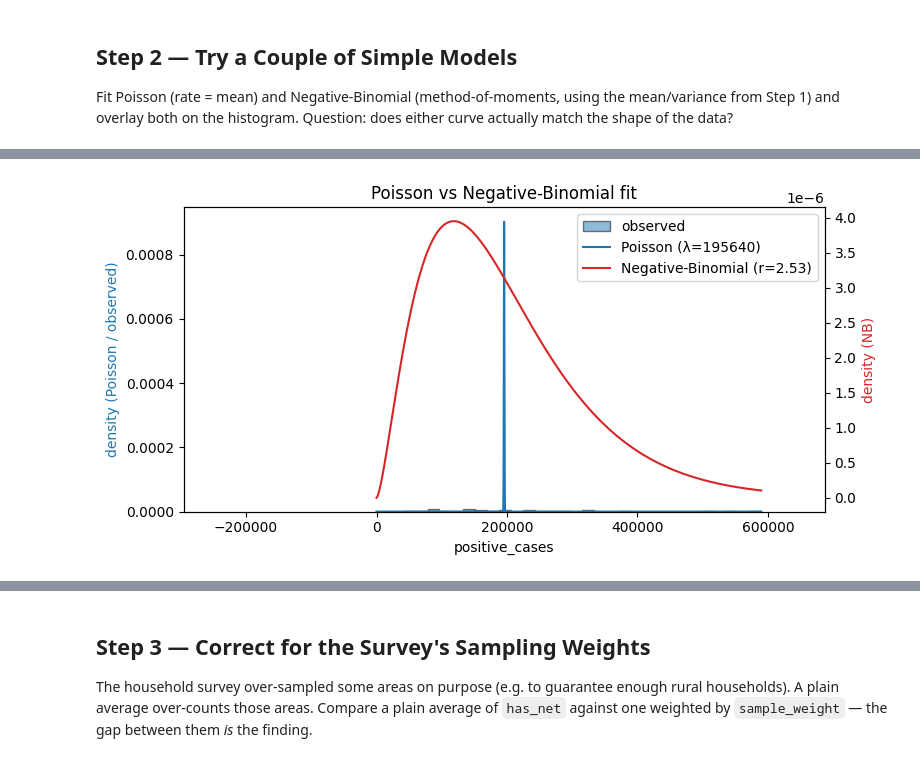
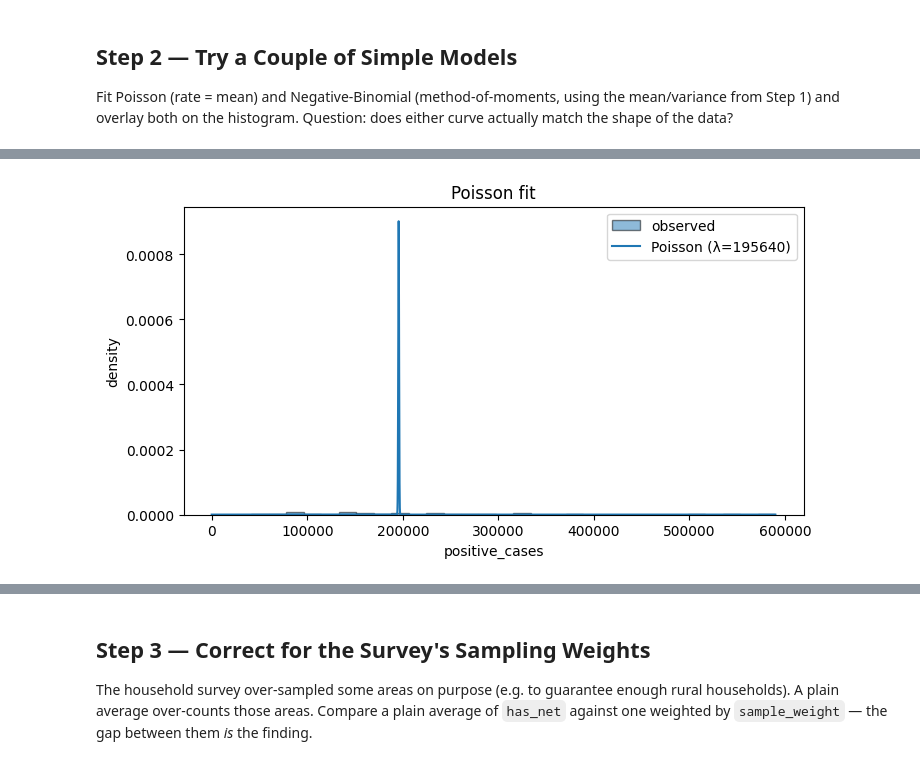
Before and after one commit to ASU-MICS-2028/mle-group-2-prosit-1, a Jupyter notebook: malaria_allocation.ipynb, the cells around one changed output, grey strips where cells are left out. Saved outputs shown, nothing was run; the diff lists cells and outputs as text; code cells hidden in the pictures.

```diff
--- a/malaria_allocation.ipynb
+++ b/malaria_allocation.ipynb
@@ -119,28 +119,31 @@ Poisson:            lambda = 195639.6 (assumes variance = mean; actual variance
 Negative-Binomial:  r (dispersion) = 2.53, p = 0.0000
   -> smaller r = more over-dispersion; r -> infinity recovers Poisson
 # %%
-fig, ax = plt.subplots(figsize=(8, 4))
+import numpy as np
+from scipy import stats
 
-nb_std = nb_dist.std()
-xlim = (mu - 4*nb_std, mu + 4*nb_std)
+mu = mean_  # from Step 1
+var_mom = var_  # from Step 1
 
-# Histogram uses the ACTUAL data's range, not NB's theoretical spread
-ax.hist(counts, bins=30, density=True, alpha=0.5, edgecolor="black", label="observed")
-ax.plot(x, poisson_dist.pmf(x), color="tab:blue", label=f"Poisson (λ={mu:.0f})")
-ax.set_xlabel("positive_cases")
-ax.set_ylabel("density (Poisson / observed)", color="tab:blue")
-ax.set_xlim(xlim)  # still zoom the VIEW to NB's range, just don't restrict the histogram's binning to it
+# Poisson: single parameter, rate = mean
+poisson_dist = stats.poisson(mu)
 
-ax2 = ax.twinx()
-ax2.plot(x, nb_dist.pmf(x), color="tab:red", label=f"Negative-Binomial (r={r:.2f})")
-ax2.set_ylabel("density (NB)", color="tab:red")
+# Negative-Binomial via method of moments: var = mu + mu^2/r  ->  r = mu^2 / (var - mu)
+r = mu**2 / (var_mom - mu)
+p = r / (r + mu)
+nb_dist = stats.nbinom(r, p)
 
-lines1, labels1 = ax.get_legend_handles_labels()
-lines2, labels2 = ax2.get_legend_handles_labels()
-ax.legend(lines1 + lines2, labels1 + labels2, loc="upper right")
+x = np.arange(0, counts.max() + 1)
+suffix = ' [SYNTHETIC DATA]' if district_is_synthetic else ''
 
-ax.set_title(f"Poisson vs Negative-Binomial fit{' [SYNTHETIC DATA]' if district_is_synthetic else ''}")
-plt.tight_layout()
+# --- Figure 1: Poisson fit ---
+fig1, ax1 = plt.subplots(figsize=(8, 4))
+ax1.hist(counts, bins=30, density=True, alpha=0.5, edgecolor="black", label="observed")
+ax1.plot(x, poisson_dist.pmf(x), color="tab:blue", label=f"Poisson (λ={mu:.0f})")
+ax1.set_xlabel("positive_cases")
+ax1.set_ylabel("density")
+ax1.set_title(f"Poisson fit{suffix}")
+ax1.legend()
 plt.show()
 # %% [output]
-[figure, old version]
+[figure, new version]
```
Also changed, not shown: parts of 15 cells of this notebook, 1 other file.
